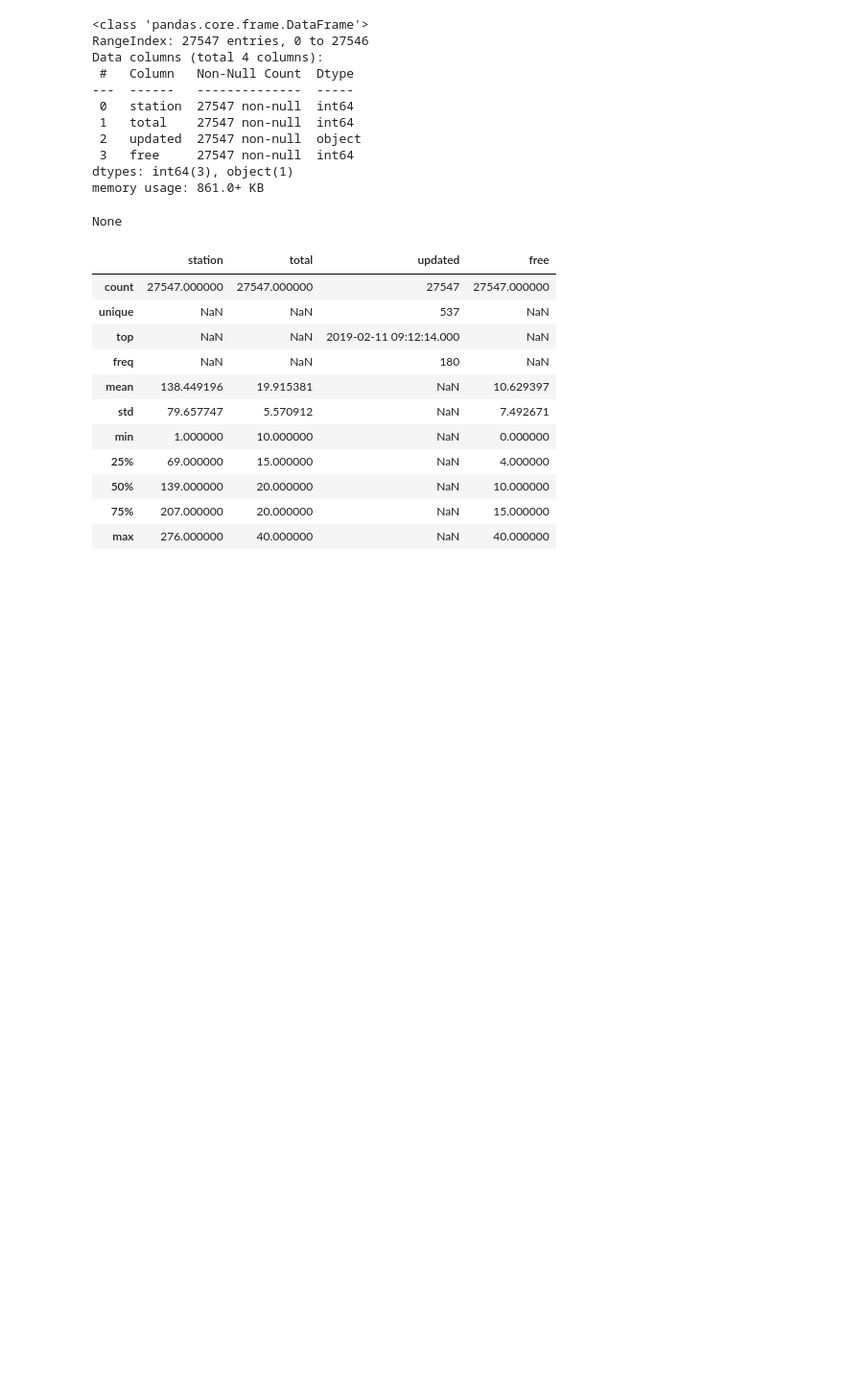
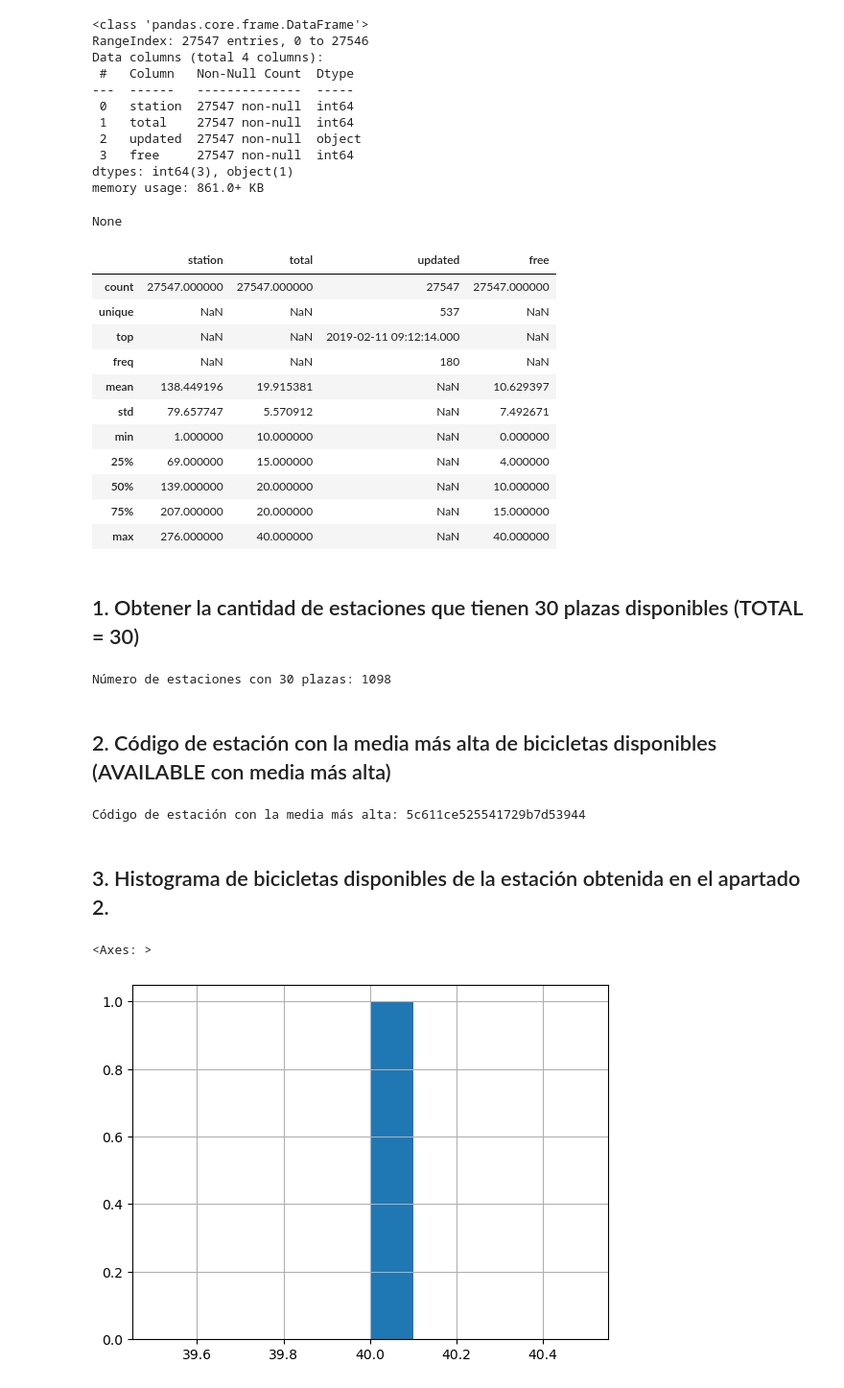
Before and after one commit to NoeliaO/CEIABD, a Jupyter notebook: PROGRAMACION DE INTELIGENCIA ARTIFICIAL/EJERCICIOS/ProyectoProgramacionIA-ValenBici/Ejercicio_Valenbici.ipynb, the cells around one changed output. Shown at 96% size. Drawn from its saved outputs; the diff is of its cells as text; code cells hidden in the pictures; blank space fills up the shorter version.

```diff
--- a/PROGRAMACION DE INTELIGENCIA ARTIFICIAL/EJERCICIOS/ProyectoProgramacionIA-ValenBici/Ejercicio_Valenbici.ipynb
+++ b/PROGRAMACION DE INTELIGENCIA ARTIFICIAL/EJERCICIOS/ProyectoProgramacionIA-ValenBici/Ejercicio_Valenbici.ipynb
@@ -67,3 +67,25 @@ display(data.describe(include='all'))
 | 50% | 139.000000 | 20.000000 | NaN | 10.000000 |
 | 75% | 207.000000 | 20.000000 | NaN | 15.000000 |
 | max | 276.000000 | 40.000000 | NaN | 40.000000 |
+# %% [markdown]
+## 1. Obtener la cantidad de estaciones que tienen 30 plazas disponibles (TOTAL = 30)
+# %%
+total_estaciones_30_plazas = len(bicis[bicis['total'] == 30])
+print(f"Número de estaciones con 30 plazas: {total_estaciones_30_plazas}")
+# %% [output]
+Número de estaciones con 30 plazas: 1098
+# %% [markdown]
+## 2. Código de estación con la media más alta de bicicletas disponibles (AVAILABLE con media más alta)
+# %%
+media_por_estacion = bicis.groupby("_id")["available"].mean()
+estacion_media_alta = media_por_estacion.idxmax()
+print(f"Código de estación con la media más alta: {estacion_media_alta}")
+# %% [output]
+Código de estación con la media más alta: 5c611ce525541729b7d53944
+# %% [markdown]
+## 3. Histograma de bicicletas disponibles de la estación obtenida en el apartado 2.
+# %%
+bicis[bicis["_id"] == estacion_media_alta]["available"].hist()
+# %% [output]
+<Axes: >
+[figure, added]
```
Also changed, not shown: parts of 2 cells of this notebook.
